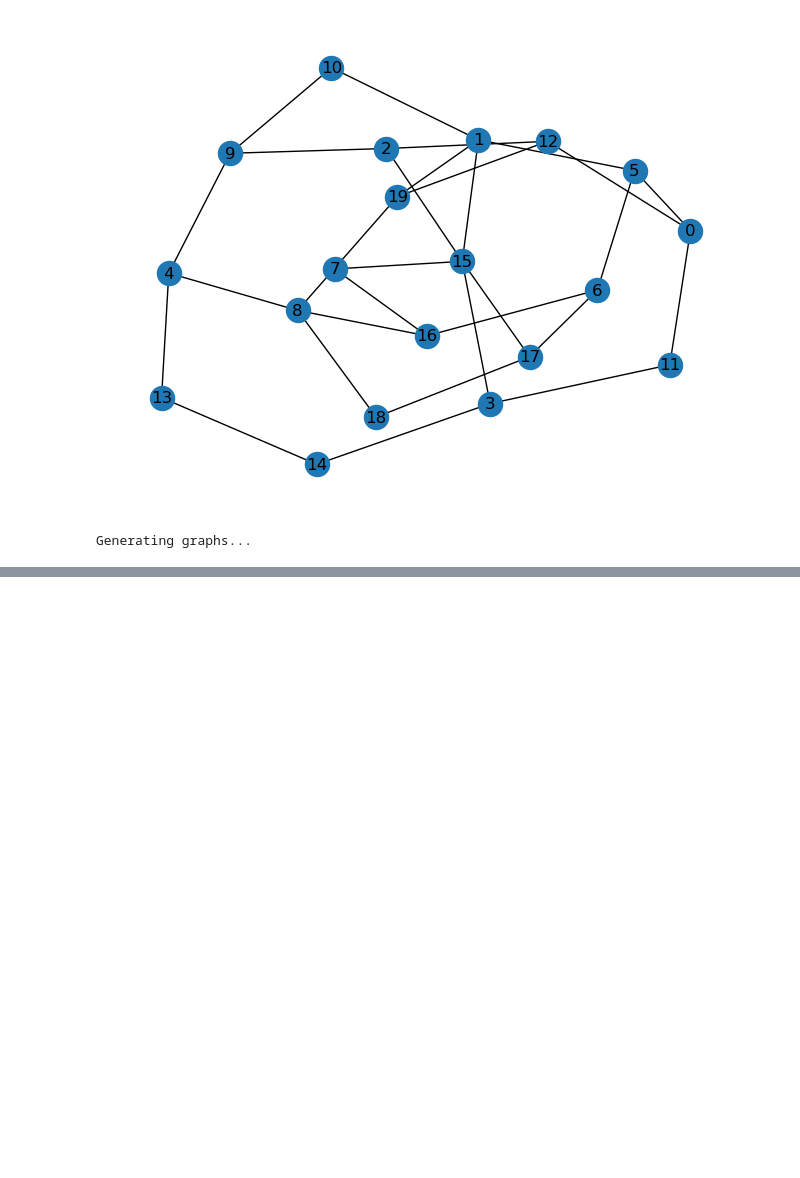
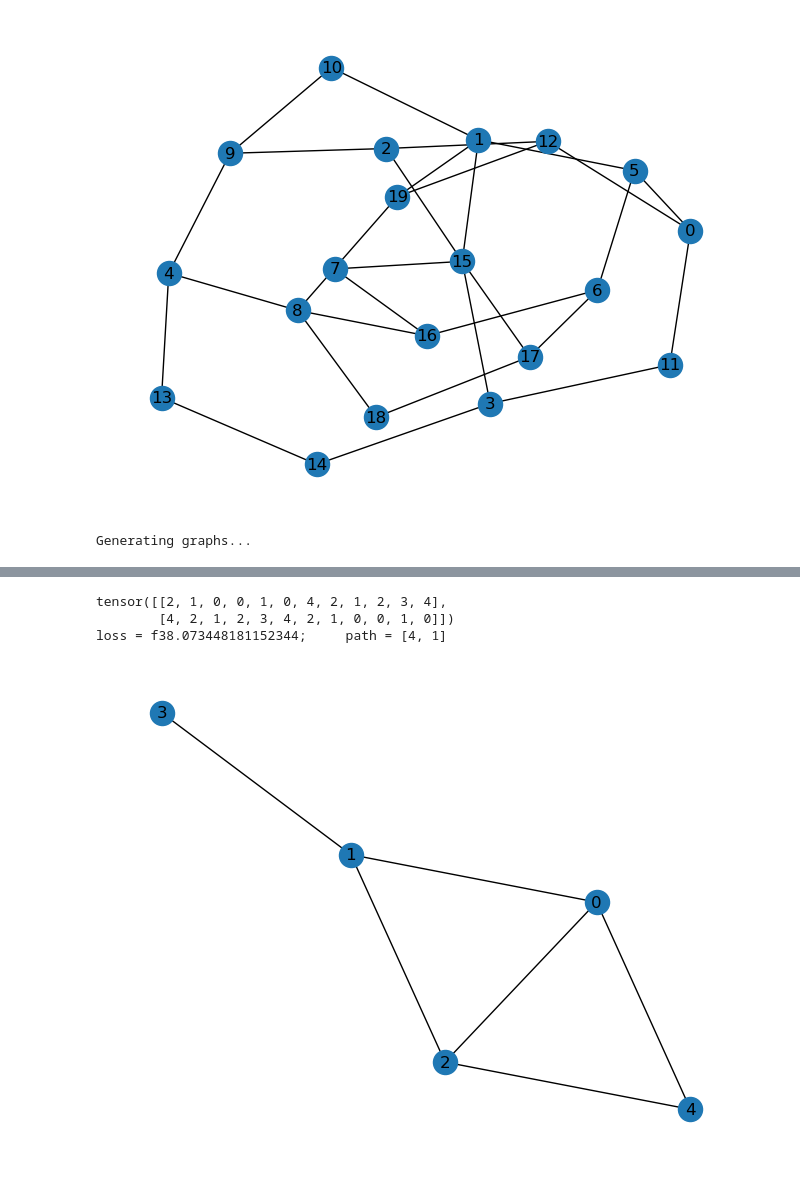
Before and after one commit to jrr6/deepham, a Jupyter notebook: datagen.ipynb, the cells around one changed output, grey strips where cells are left out. Cells and saved outputs as stored; diff of their text form; code cells hidden in the pictures; blank space fills up the shorter version.

Commit message:
Running, but not learning

```diff
--- a/datagen.ipynb
+++ b/datagen.ipynb
@@ -37,0 +38,38 @@ torch.Size([10, 10])
+# %%
+from main import *
+import torch
+
+from tqdm import tqdm
+from itertools import count
+from data import load_corpus
+from model import DeepHamModel, DeepHamLoss
+from torch.distributions import Categorical
+from GraphState import GraphState, Reward
+
+DATA_PATH = './data'
+LEARNING_RATE = 0.001
+N_EPISODES = 1
+N_GRAPHS = 1
+# %%
+def new_main():
+    # corpus = load_corpus(DATA_PATH)
+
+    model = DeepHamModel()
+    criterion = DeepHamLoss()
+    optimizer = torch.optim.Adam(model.parameters(), lr=LEARNING_RATE)
+
+    # for graph in corpus[0:1]:
+    for _ in range(N_GRAPHS):
+        env = GraphState(None)
+        for _ in range(N_EPISODES):
+            graph = env.graph.clone()  # type: ignore
+            print(graph.edge_index)
+            loss = run_episode(model, env, optimizer, criterion)
+            nx.draw_kamada_kawai(torch_geometric.utils.to_networkx(graph, to_undirected=True), with_labels=True) # type: ignore
+            print(f"loss = f{loss.item()};\tpath = {env.path}")
+new_main()
+# %% [output]
+tensor([[2, 1, 0, 0, 1, 0, 4, 2, 1, 2, 3, 4],
+        [4, 2, 1, 2, 3, 4, 2, 1, 0, 0, 1, 0]])
+loss = f38.073448181152344;     path = [4, 1]
+[figure, added]
```
Also changed, not shown: parts of 1 cell of this notebook, 2 other files.
